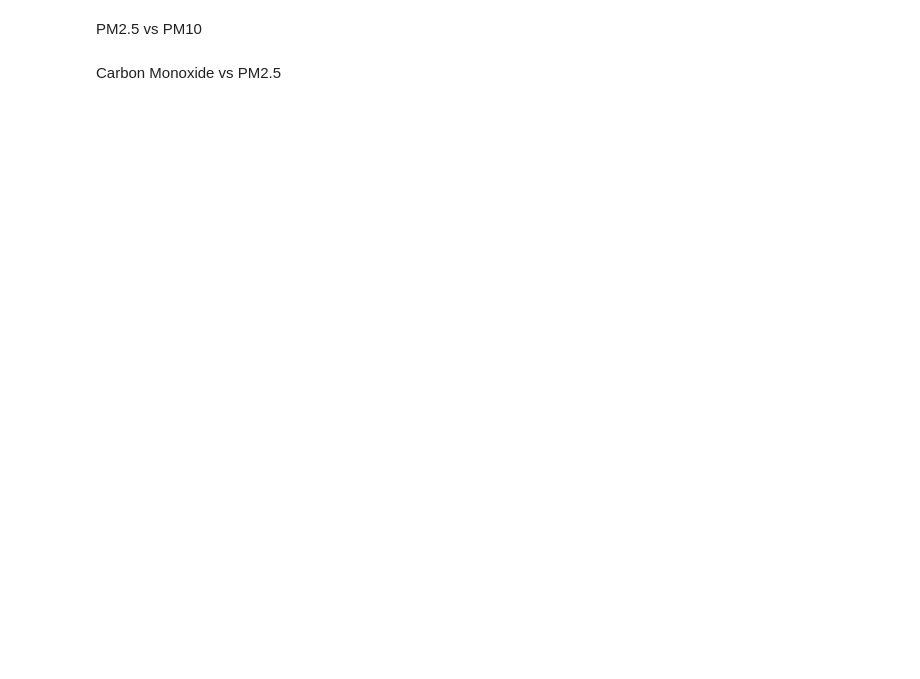
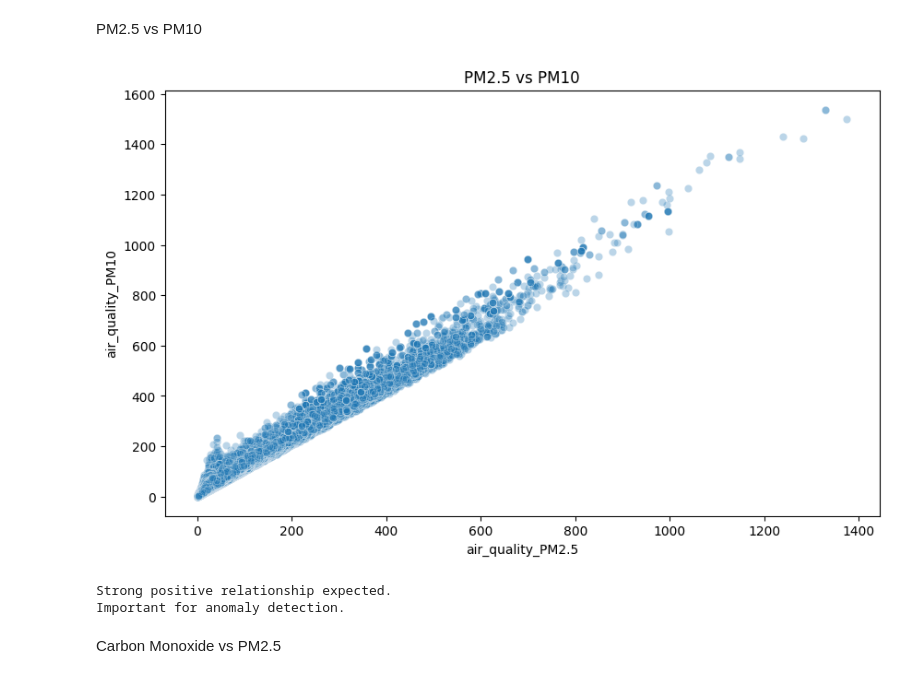
Before and after one commit to Anamikamahi18/ClimateGuardAI, a Jupyter notebook: notebooks/04_EDA_C3_Bivariate_Analysis.ipynb, the cells around one changed output. Cells and saved outputs as stored; diff of their text form; code cells hidden in the pictures; blank space fills up the shorter version.

```diff
--- a/notebooks/04_EDA_C3_Bivariate_Analysis.ipynb
+++ b/notebooks/04_EDA_C3_Bivariate_Analysis.ipynb
@@ -18,4 +49,19 @@ Temperature vs Wind Speed
 # %% [markdown]
 PM2.5 vs PM10
+# %%
+plt.figure(figsize=(10, 6))
+sns.scatterplot(data=df, x="air_quality_PM2.5", y="air_quality_PM10", alpha=0.3)
+plt.title("PM2.5 vs PM10")
+plt.show()
+# %% [output]
+[figure, added]
+# %%
+print("""
+Strong positive relationship expected.
+Important for anomaly detection.
+""")
+# %% [output]
+Strong positive relationship expected.
+Important for anomaly detection.
 # %% [markdown]
 Carbon Monoxide vs PM2.5
```
Also changed, not shown: parts of 15 cells of this notebook.
